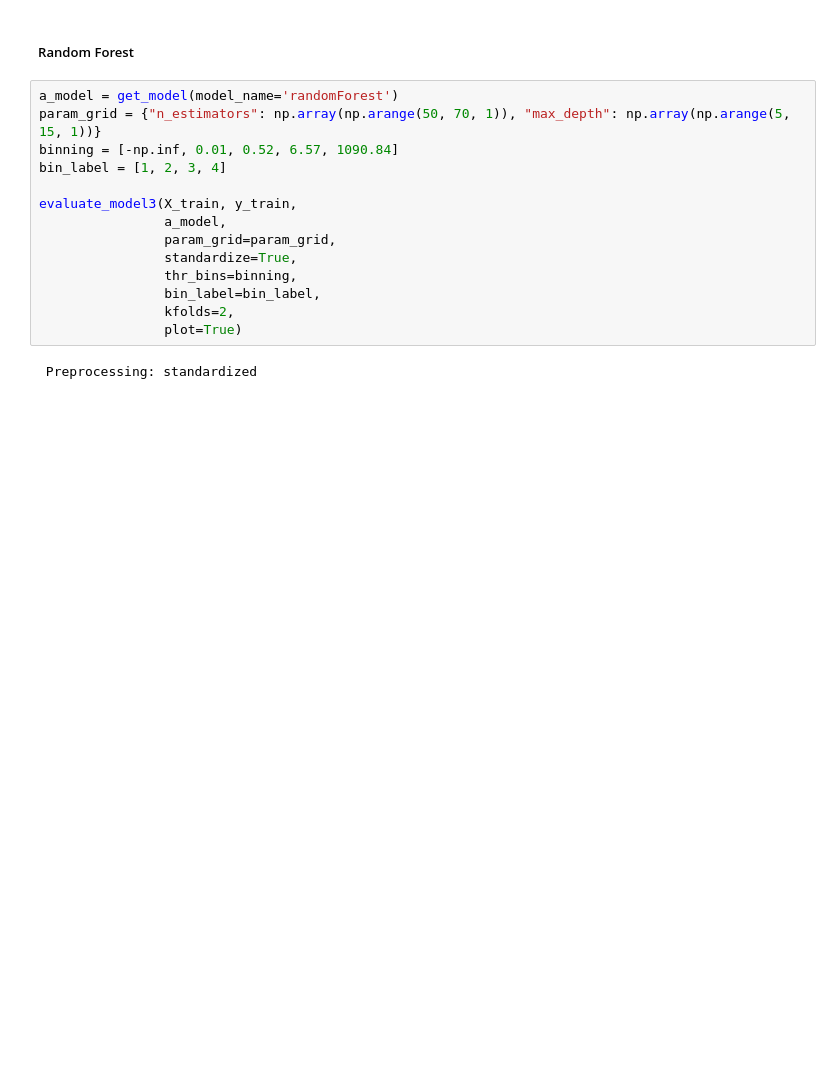
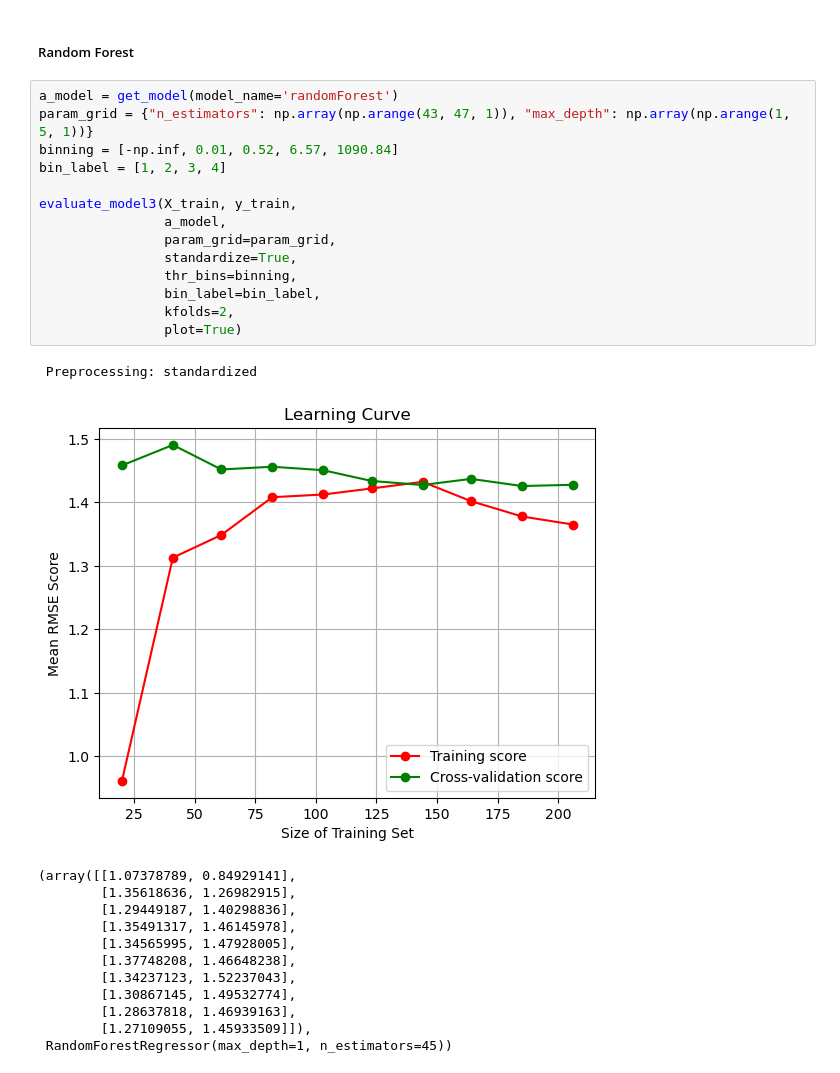
Before and after one commit to Yawkward/fire_data, a Jupyter notebook: FWI_project.ipynb, the cells around one changed output. Saved outputs shown, nothing was run; the diff lists cells and outputs as text; blank space fills up the shorter version.

```diff
--- a/FWI_project.ipynb
+++ b/FWI_project.ipynb
@@ -523,17 +523,29 @@ ridgeRegression
 ##### Random Forest
 # %%
 a_model = get_model(model_name='randomForest')
-param_grid = {"n_estimators": np.array(np.arange(50, 70, 1)), "max_depth": np.array(np.arange(5, 15, 1))}
+param_grid = {"n_estimators": np.array(np.arange(43, 47, 1)), "max_depth": np.array(np.arange(1, 5, 1))}
 binning = [-np.inf, 0.01, 0.52, 6.57, 1090.84]
 bin_label = [1, 2, 3, 4]
 
 evaluate_model3(X_train, y_train,
                 a_model,
                 param_grid=param_grid,
                 standardize=True,
                 thr_bins=binning,
                 bin_label=bin_label,
                 kfolds=2,
                 plot=True)
 # %% [output]
  Preprocessing: standardized
+[figure, added]
+(array([[1.07378789, 0.84929141],
+        [1.35618636, 1.26982915],
+        [1.29449187, 1.40298836],
+        [1.35491317, 1.46145978],
+        [1.34565995, 1.47928005],
+        [1.37748208, 1.46648238],
+        [1.34237123, 1.52237043],
+        [1.30867145, 1.49532774],
+        [1.28637818, 1.46939163],
+        [1.27109055, 1.45933509]]),
+ RandomForestRegressor(max_depth=1, n_estimators=45))
```
